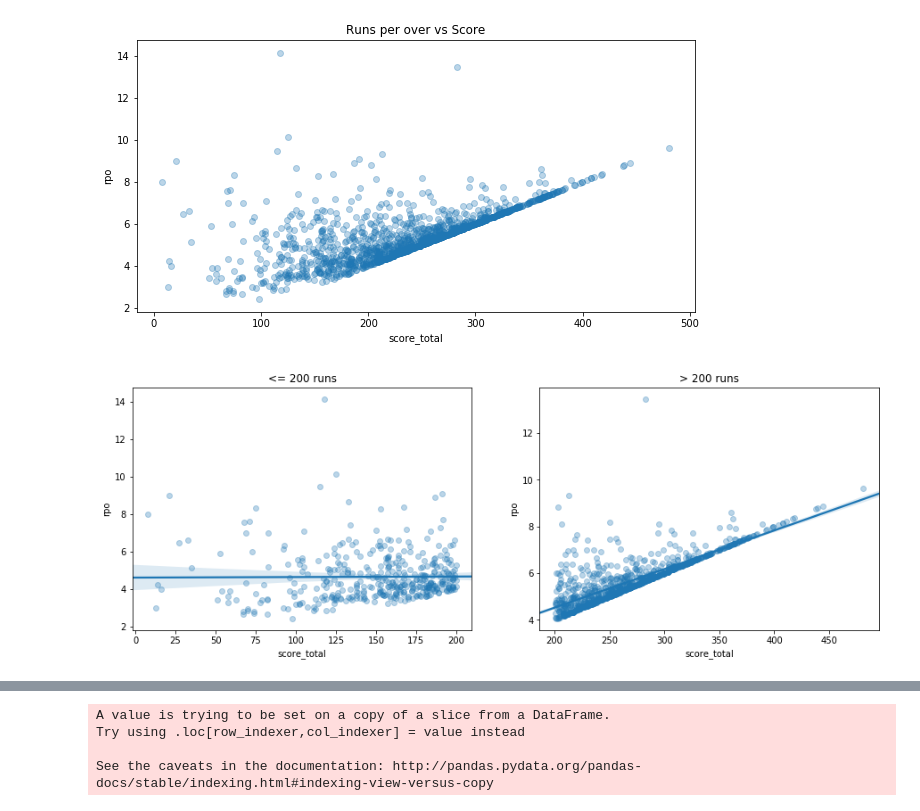
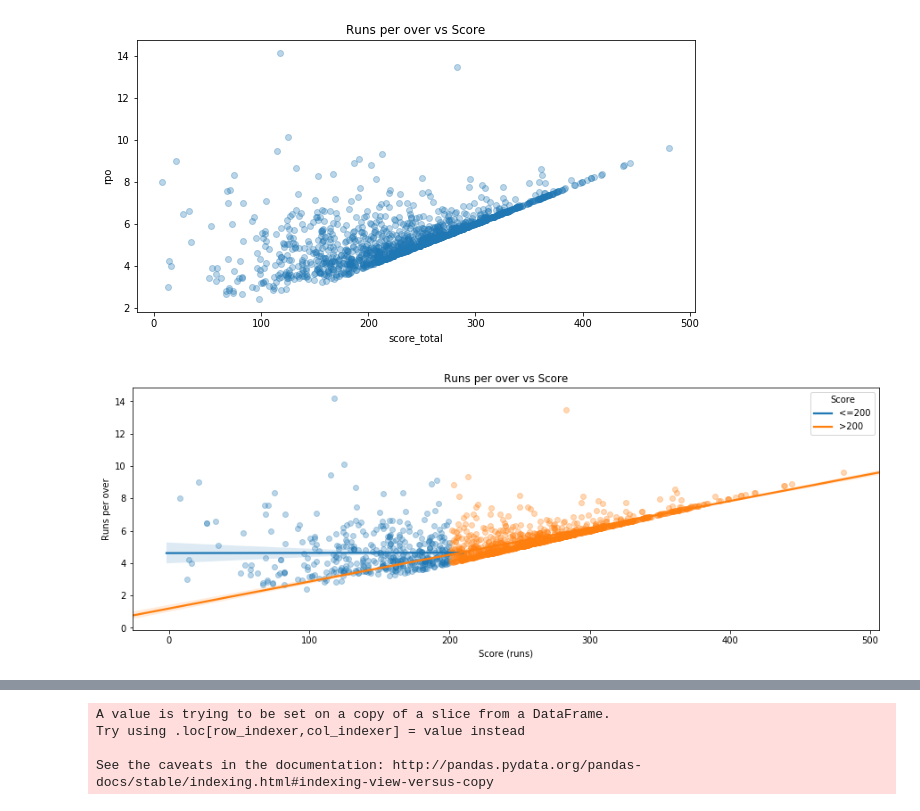
Before and after one commit to matt-fielding8/ODI_Cricket, a Jupyter notebook: notebooks/ODI_Cricket_Explore.ipynb, the cells around one changed output, grey strips where cells are left out. Cells and saved outputs as stored; diff of their text form; code cells hidden in the pictures.

```diff
--- a/notebooks/ODI_Cricket_Explore.ipynb
+++ b/notebooks/ODI_Cricket_Explore.ipynb
@@ -442,20 +389,17 @@ sb.regplot(data=df_temp, y='rpo', x='score_total', scatter_kws={'alpha':0.3}, fi
 plt.title("Runs per over vs Score");
 # %% [output]
 [figure]
-# %%
-plt.subplots(1,2,figsize=[15,5], sharey=True)
-
-plt.subplot(1,2,1);
-sb.regplot(data=df_temp[df_temp.score_total <= 200],
-           y='rpo', x='score_total', scatter_kws={'alpha':0.3});
-plt.title("<= 200 runs");
-
-plt.subplot(1,2,2);
-sb.regplot(data=df_temp[df_temp.score_total > 200],
-           y='rpo', x='score_total', scatter_kws={'alpha':0.3});
-plt.title("> 200 runs");
-# %% [output]
-[figure, removed]
+# %%
+plt.figure(figsize=[15,5])
+
+sb.regplot(data=df_temp[df_temp.score_total <= 200], y='rpo', x='score_total', scatter_kws={'alpha':0.3});
+sb.regplot(data=df_temp[df_temp.score_total > 200], y='rpo', x='score_total', scatter_kws={'alpha':0.3});
+plt.title("Runs per over vs Score");
+plt.legend(title="Score",labels=['<=200', '>200']);
+plt.xlabel("Score (runs)");
+plt.ylabel("Runs per over");
+# %% [output]
+[figure, added]
 # %%
 fig, ax = plt.subplots(2,2,figsize=[12,8], sharey=True)
 
```
Also changed, not shown: parts of 131 cells of this notebook, 1 other file.
